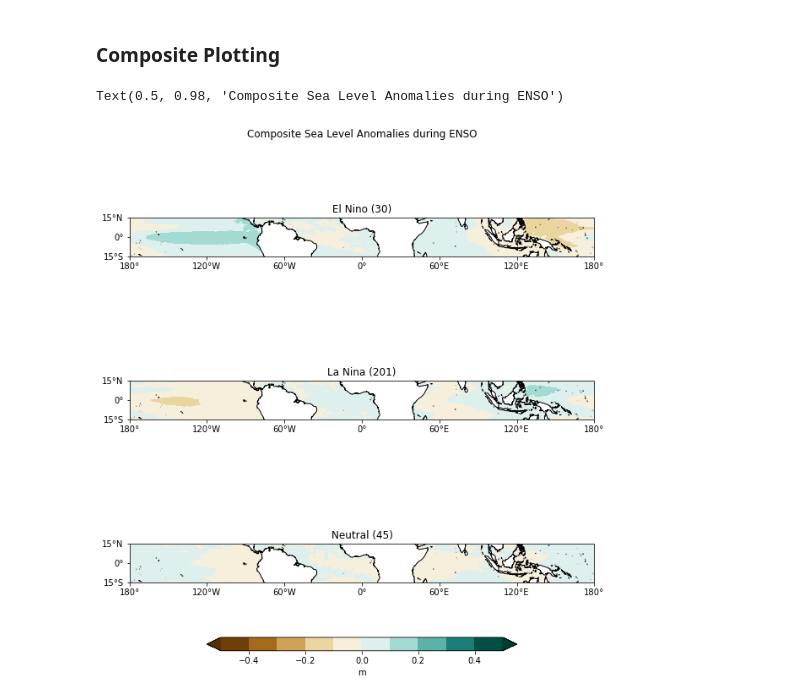
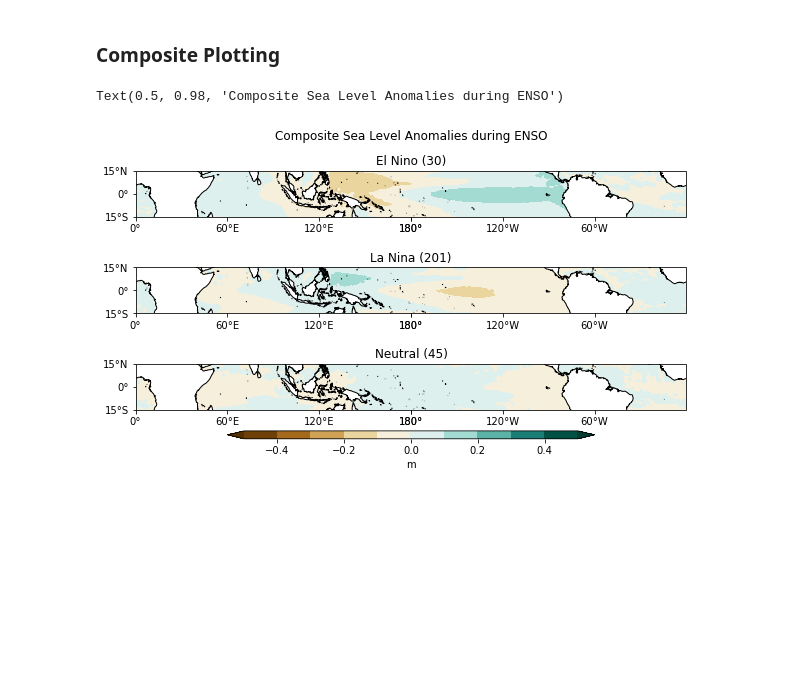
Before and after one commit to GeoRath/Climate-680, a Jupyter notebook: Project_Workbooks/composite_analysis.ipynb, the cells around one changed output. Saved outputs shown, nothing was run; the diff lists cells and outputs as text; code cells hidden in the pictures; blank space fills up the shorter version.

Commit message:
Update HW and recenter graphs

```diff
--- a/Project_Workbooks/composite_analysis.ipynb
+++ b/Project_Workbooks/composite_analysis.ipynb
@@ -146,8 +146,8 @@ clevs=np.arange(-0.5,0.6,0.1)
 
 # Define the figure and each axis for the 3 rows and 3 columns
 fig, axs = plt.subplots(nrows=3,ncols=1,
-                        subplot_kw={'projection': ccrs.PlateCarree()},
-                        figsize=(8.5,11))
+                        subplot_kw={'projection': ccrs.PlateCarree(central_longitude=180)},
+                        figsize=(8.5,5.5))
 
 # axs is a 2 dimensional array of `GeoAxes`.
 # We will flatten it into a 1-D array
@@ -172,31 +172,31 @@ for i,enso in enumerate(comp_sla):
         lon_formatter = cticker.LongitudeFormatter()
         axs[i].xaxis.set_major_formatter(lon_formatter)
 
         # Latitude labels
         axs[i].set_yticks(np.arange(-15,16,15), crs=ccrs.PlateCarree())
         lat_formatter = cticker.LatitudeFormatter()
         axs[i].yaxis.set_major_formatter(lat_formatter)
 
 
         # Title each subplot with the name of the season
         axs[i].set_title(labels[i]+' ('+str(counts[i])+')')
 
         # Draw the coastines for each subplot
         axs[i].coastlines()
 
 # Adjust the location of the subplots
 # on the page to make room for the colorbar
 fig.subplots_adjust(bottom=0.25, top=0.9, left=0.05, right=0.95,
                     wspace=0.1, hspace=0.5)
 
 # Add a colorbar axis at the bottom of the graph
 cbar_ax = fig.add_axes([0.2, 0.2, 0.6, 0.02])
 
 # Draw the colorbar
 cbar=fig.colorbar(cs, cax=cbar_ax,orientation='horizontal',label='m')
 
 # Add a big title at the top
 plt.suptitle('Composite Sea Level Anomalies during ENSO')
 # %% [output]
 Text(0.5, 0.98, 'Composite Sea Level Anomalies during ENSO')
-[figure, old version]
+[figure, new version]
```
Also changed, not shown: 6 other files.
